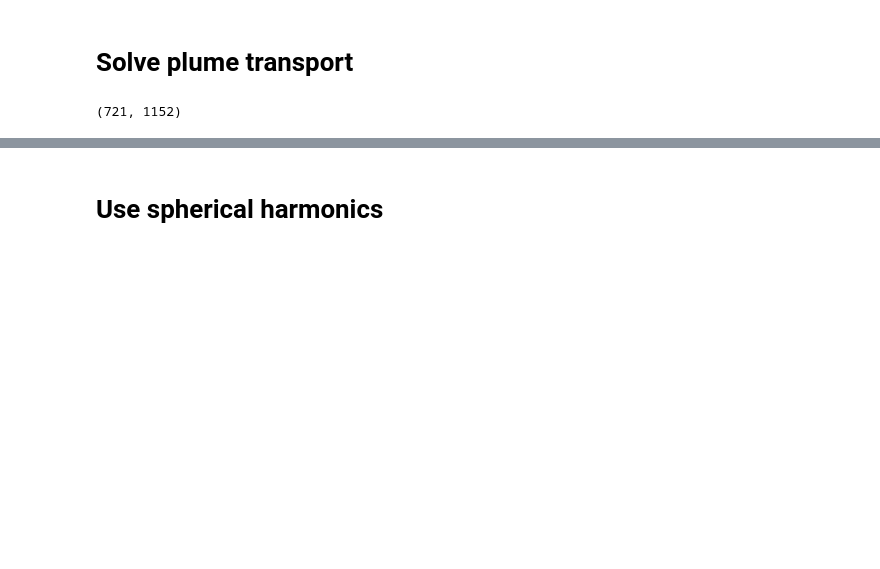
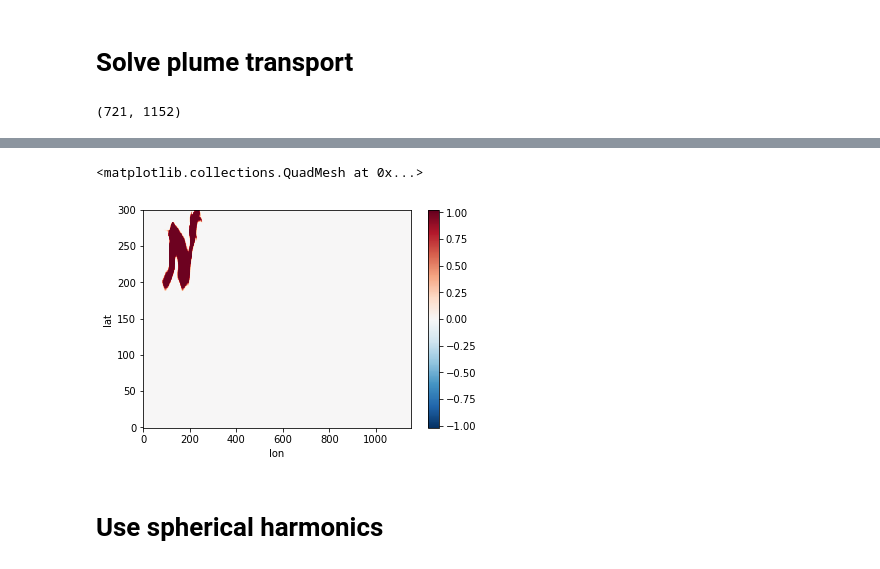
Before and after one commit to JiaweiZhuang/process_real_wind, a Jupyter notebook: solve_advection_on_cartesian.ipynb, the cells around one changed output, grey strips where cells are left out. Cells and saved outputs as stored; diff of their text form; code cells hidden in the pictures; blank space fills up the shorter version.

```diff
--- a/solve_advection_on_cartesian.ipynb
+++ b/solve_advection_on_cartesian.ipynb
@@ -106,3 +131,8 @@ xr.DataArray(c, dims=['lat', 'lon']).plot(vmax=1, vmin=0)
+# %%
+xr.DataArray(mixing_ratio, dims=['lat', 'lon']).plot()
+# %% [output]
+<matplotlib.collections.QuadMesh at 0x...>
+[figure, added]
 # %% [markdown]
 # Use spherical harmonics
 # %%
```
Also changed, not shown: parts of 12 cells of this notebook.
